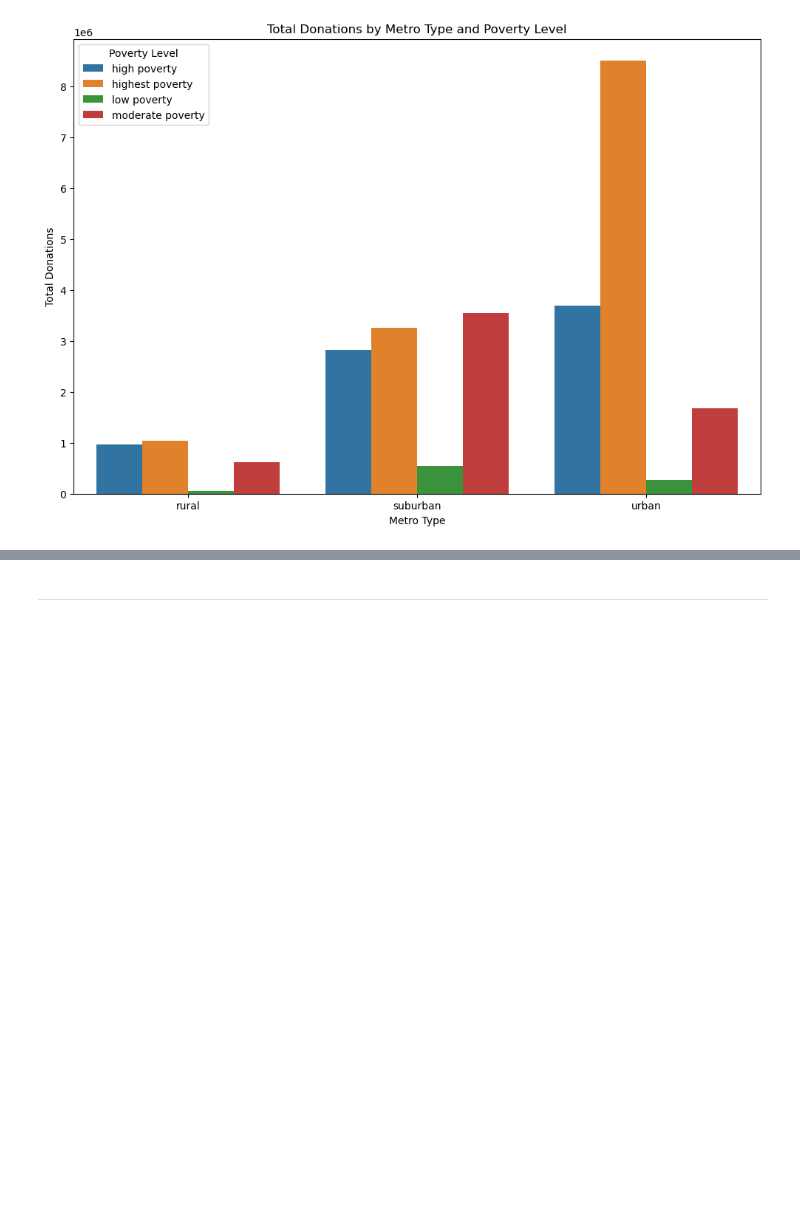
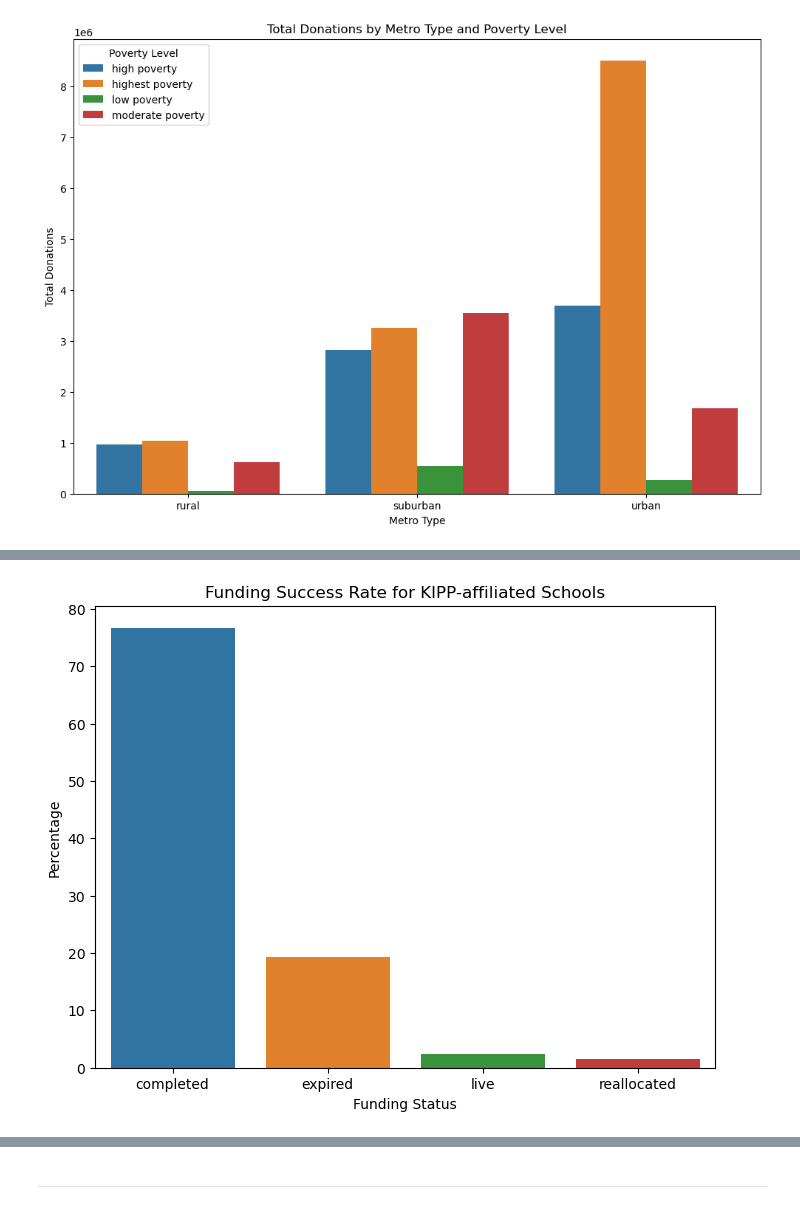
Before and after one commit to wallychang88/pythonforbusiness, a Jupyter notebook: Project_starterFile.ipynb, the cells around one changed output, grey strips where cells are left out. Saved outputs shown, nothing was run; the diff lists cells and outputs as text; code cells hidden in the pictures; blank space fills up the shorter version.

```diff
--- a/Project_starterFile.ipynb
+++ b/Project_starterFile.ipynb
@@ -286,0 +292,10 @@ The `ci` parameter is deprecated. Use `errorbar=None` for the same effect.
+# %%
+kipp_schools = school[school['kipp'] == 1]
+nlns_schools = school[school['nlns'] == 1]
+
+# Merge with project data
+kipp_project_data = pd.merge(project, kipp_schools, on='schoolid', how='inner')
+nlns_project_data = pd.merge(project, nlns_schools, on='schoolid', how='inner')
+
+kipp_project_data.head()
+non_kipp_project_data = project[~project['schoolid'].isin(kipp_project_data['schoolid'])]
@@ -286,0 +347,4 @@ The `ci` parameter is deprecated. Use `errorbar=None` for the same effect.
+# %%
+# Analyze funding success rates
+kipp_funding_success_rate = kipp_project_data['funding_status'].value_counts(normalize=True) * 100
+kipp_funding_success_rate
@@ -286,0 +449,9 @@ The `ci` parameter is deprecated. Use `errorbar=None` for the same effect.
+# %%
+plt.figure(figsize=(8, 6))
+sns.barplot(x=kipp_funding_success_rate.index, y=kipp_funding_success_rate.values)
+plt.title('Funding Success Rate for KIPP-affiliated Schools')
+plt.xlabel('Funding Status')
+plt.ylabel('Percentage')
+plt.show()
+# %% [output]
+[figure, added]
```
Also changed, not shown: parts of 33 cells of this notebook.
